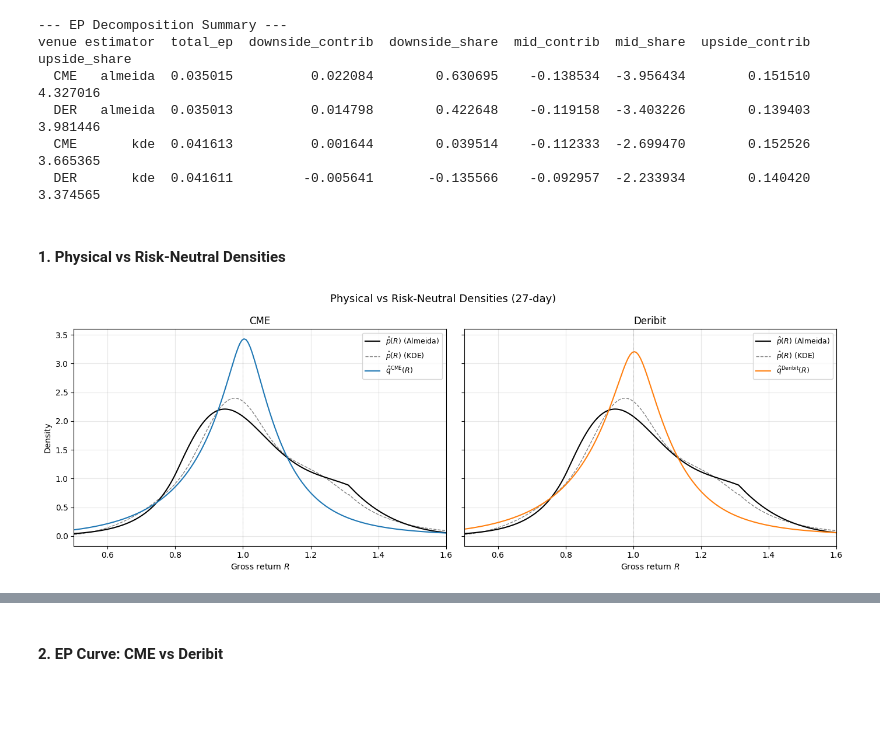
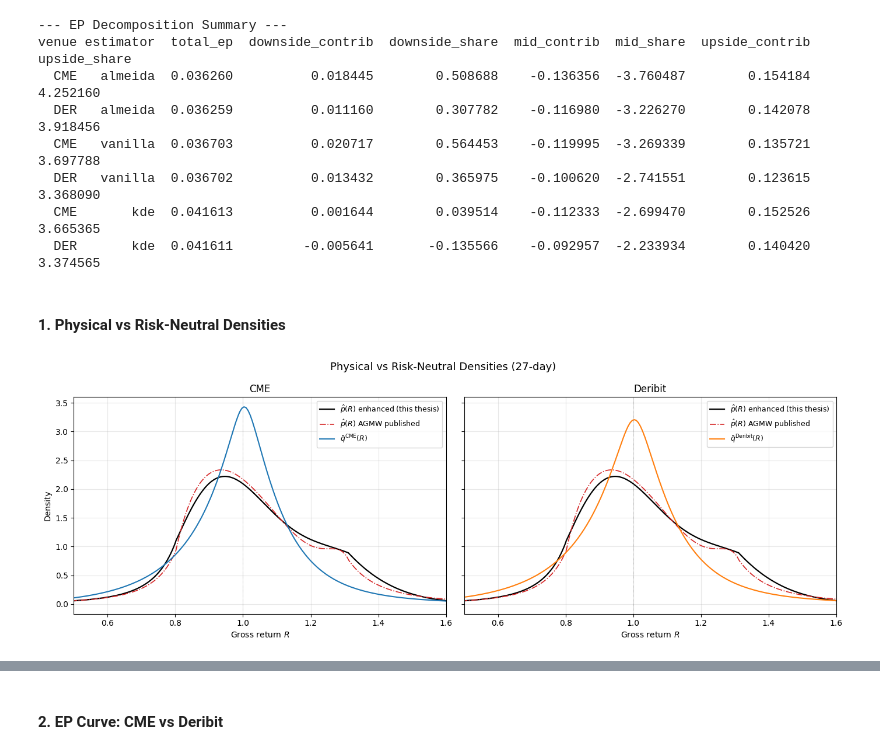
Before and after one commit to Lldelduca/bitcoin-risk-premia, a Jupyter notebook: notebooks/02_ep_decomposition.ipynb, the cells around one changed output, grey strips where cells are left out. Drawn from its saved outputs; the diff is of its cells as text; code cells hidden in the pictures; blank space fills up the shorter version.

```diff
--- a/notebooks/02_ep_decomposition.ipynb
+++ b/notebooks/02_ep_decomposition.ipynb
@@ -22,23 +22,25 @@ TAB_DIR = RES_P2 / 'tables'
 FIG_DIR.mkdir(parents=True, exist_ok=True)
 TAB_DIR.mkdir(parents=True, exist_ok=True)
 
-# Load densities
 d = np.load(DATA_P2 / 'phase2_densities.npz')
 R = d['R_grid']
-p_alm = d['p_almeida']
+p_enh = d['p_almeida']
+p_van = d['p_vanilla']
 p_kde = d['p_kde']
 q_cme = d['q_cme']
 q_der = d['q_der']
 
-# Load summary
+# Load summary (three estimators x two venues)
 summary = pd.read_csv(TAB_DIR / 'ep_decomposition_summary.csv')
 print("--- EP Decomposition Summary ---")
 print(summary.to_string(index=False))
 # %% [output]
 --- EP Decomposition Summary ---
 venue estimator  total_ep  downside_contrib  downside_share  mid_contrib  mid_share  upside_contrib  upside_share
-  CME   almeida  0.035015          0.022084        0.630695    -0.138534  -3.956434        0.151510      4.327016
-  DER   almeida  0.035013          0.014798        0.422648    -0.119158  -3.403226        0.139403      3.981446
+  CME   almeida  0.036260          0.018445        0.508688    -0.136356  -3.760487        0.154184      4.252160
+  DER   almeida  0.036259          0.011160        0.307782    -0.116980  -3.226270        0.142078      3.918456
+  CME   vanilla  0.036703          0.020717        0.564453    -0.119995  -3.269339        0.135721      3.697788
+  DER   vanilla  0.036702          0.013432        0.365975    -0.100620  -2.741551        0.123615      3.368090
   CME       kde  0.041613          0.001644        0.039514    -0.112333  -2.699470        0.152526      3.665365
   DER       kde  0.041611         -0.005641       -0.135566    -0.092957  -2.233934        0.140420      3.374565
 # %% [markdown]
@@ -46,18 +48,18 @@ venue estimator  total_ep  downside_contrib  downside_share  mid_contrib  mid_sh
 # %%
 fig, axes = plt.subplots(1, 2, figsize=(14, 5), sharey=True)
 for ax, (venue, q, color) in zip(axes, [('CME', q_cme, 'C0'), ('Deribit', q_der, 'C1')]):
-    ax.plot(R, p_alm, 'k-', lw=1.5, label=r'$\hat{p}(R)$ (Almeida)')
-    ax.plot(R, p_kde, 'k--', lw=1, alpha=0.5, label=r'$\hat{p}(R)$ (KDE)')
-    ax.plot(R, q, color=color, lw=1.5, label=rf'$\hat{{q}}^{{\mathrm{{{venue}}}}}(R)$')
+    ax.plot(R, p_enh, 'k-', lw=1.6, label=r'$\hat{p}(R)$ enhanced (this thesis)')
+    ax.plot(R, p_van, color='C3', ls='-.', lw=1.2, label=r'$\hat{p}(R)$ AGMW published')
+    ax.plot(R, q, color=color, lw=1.5, label=rf'$\bar{{q}}^{{\mathrm{{{venue}}}}}(R)$')
     ax.axvline(1.0, color='gray', lw=0.5, ls=':')
     ax.set_xlabel('Gross return $R$')
     ax.set_xlim(0.5, 1.6)
     ax.set_title(venue)
     ax.legend(fontsize=9)
 axes[0].set_ylabel('Density')
 fig.suptitle('Physical vs Risk-Neutral Densities (27-day)', fontsize=13)
 plt.tight_layout()
 plt.savefig(FIG_DIR / 'fig_densities_overlay.png', dpi=150)
 plt.show()
 # %% [output]
-[figure, old version]
+[figure, new version]
```
Also changed, not shown: parts of 10 cells of this notebook, 21 other files.
